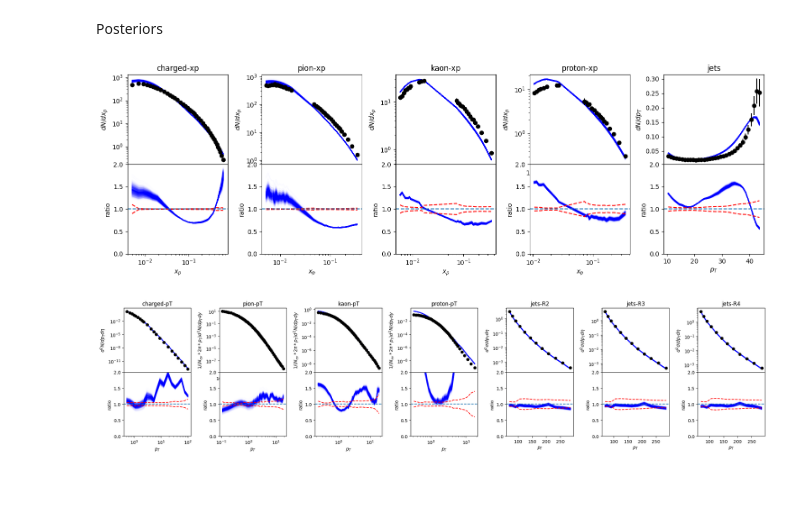
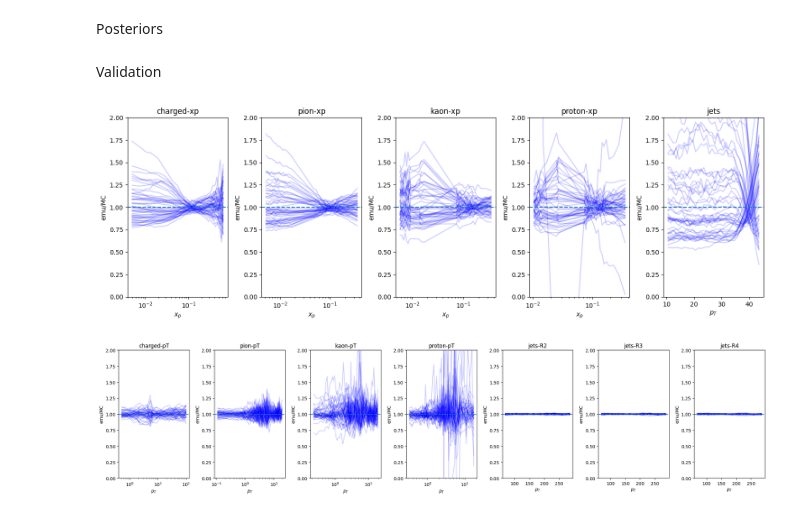
Before and after one commit to cparker24/Bayes-Tune, a Jupyter notebook: full-tune.ipynb, the cells around one changed output. Drawn from its saved outputs; the diff is of its cells as text; code cells hidden in the pictures; blank space fills up the shorter version.

Commit message:
getting validation working

```diff
--- a/full-tune.ipynb
+++ b/full-tune.ipynb
@@ -151,7 +127,13 @@ makeplot(ThisData, "Priors", "/data/rjfgroup/rjf01/cameron.parker/tunes/epem/")
 # %% [markdown]
 Posteriors
 # %%
-makeplot(ThisData, "Posteriors", "/data/rjfgroup/rjf01/cameron.parker/tunes/epem/", samples=data["chain"])
+makeplot(ThisData, "Posteriors", outdir, samples=data["chain"])
-# %% [output]
-[figure, removed]
-[figure, removed]
+# %% [markdown]
+Validation
+# %%
+from src.data_objects import valData
+trimRanges(valData)
+validationPlots(valData, ThisData, outdir)
+# %% [output]
+[figure, added]
+[figure, added]
```
Also changed, not shown: parts of 6 cells of this notebook, 2 other files.
